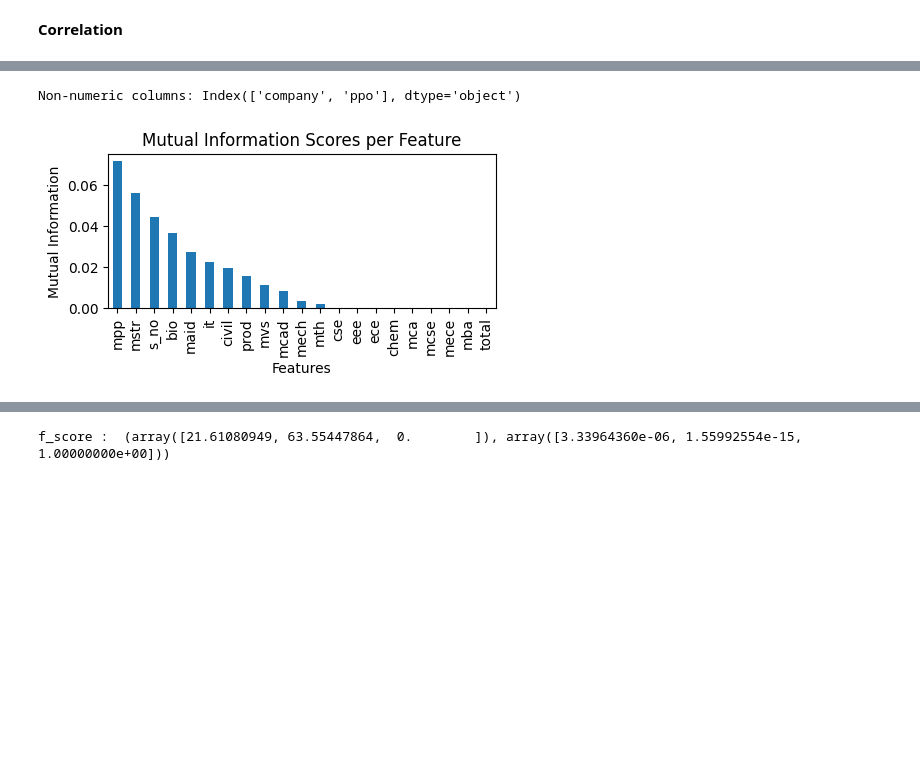
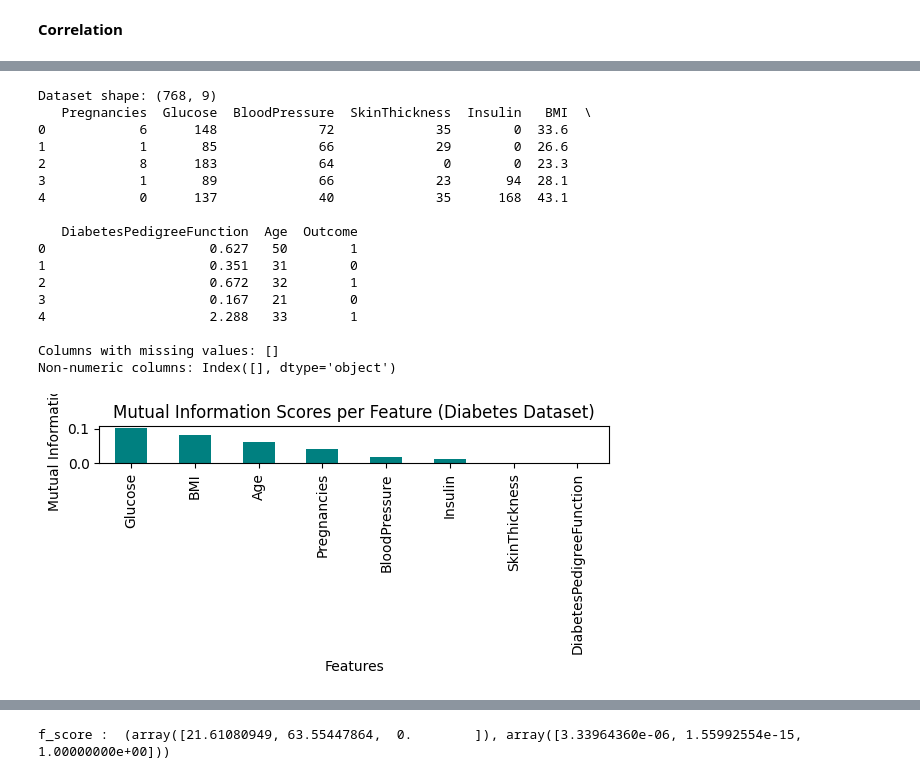
Before and after one commit to karthik-1311/Machine-Learning, a Jupyter notebook: MLlab.ipynb, the cells around one changed output, grey strips where cells are left out. Saved outputs shown, nothing was run; the diff lists cells and outputs as text; code cells hidden in the pictures; blank space fills up the shorter version.

```diff
--- a/MLlab.ipynb
+++ b/MLlab.ipynb
@@ -516,59 +551,89 @@ correlated_features: 5
 # %%
-from sklearn.feature_selection import mutual_info_classif, SelectKBest, mutual_info_regression
+from sklearn.feature_selection import mutual_info_classif, SelectKBest
 import pandas as pd
 import matplotlib.pyplot as plt
-import matplotlib.pyplot as plt
 import seaborn as sns
-import pandas as pd
 import numpy as np
 from sklearn.model_selection import train_test_split
 from sklearn.feature_selection import VarianceThreshold
-df = pd.read_csv("/content/2022-23-placements.csv")
-df.shape
-df.head()
-[col for col in df.columns if df[col].isnull().sum()>0]
 
-X_train,X_test,y_train,y_test=train_test_split(
-    df.drop(labels=['ctc'],axis=1),
-    df['ctc'],
+# --------------------------------------------------------
+# Load the Diabetes Dataset
+# --------------------------------------------------------
+df = pd.read_csv("/content/diabetes_DT.csv")
+print("Dataset shape:", df.shape)
+print(df.head())
+
+
+missing_cols = [col for col in df.columns if df[col].isnull().sum() > 0]
+print("\nColumns with missing values:", missing_cols)
+
+X_train, X_test, y_train, y_test = train_test_split(
+    df.drop(labels=['Outcome'], axis=1),
+    df['Outcome'],
     test_size=0.3,
     random_state=0
 )
 
 
 X_train_filled = X_train.fillna(0)
 
 # Identify non-numeric columns
 non_numeric_cols = X_train_filled.select_dtypes(exclude=np.number).columns
 print("Non-numeric columns:", non_numeric_cols)
 
-# Handle non-numeric columns (example: dropping them for simplicity)
+# Drop non-numeric columns for MI calculation
 X_train_filled_numeric = X_train_filled.drop(columns=non_numeric_cols)
 
+mi = mutual_info_classif(X_train_filled_numeric, y_train)
 
-mi = mutual_info_regression(X_train_filled_numeric, y_train)
-
-mi_series = pd.Series(mi)
-mi_series.index = X_train_filled_numeric.columns
-
+mi_series = pd.Series(mi, index=X_train_filled_numeric.columns)
 mi_sorted = mi_series.sort_values(ascending=False)
 
-plt.figure(figsize=(5, 2)) # Reduced figure size
-mi_sorted.plot.bar()
-plt.title("Mutual Information Scores per Feature")
+plt.figure(figsize=(6, 3))
+mi_sorted.plot.bar(color='teal')
+plt.title("Mutual Information Scores per Feature (Diabetes Dataset)")
 plt.ylabel("Mutual Information")
 plt.xlabel("Features")
+plt.tight_layout()
 plt.show()
 
-selector = SelectKBest(score_func=mutual_info_regression, k=20)
+# ----------------------------------------------------------
+# Select Top 5 Features based on Mutual Information
+# (You can change k value as needed)
+# ----------------------------------------------------------
+selector = SelectKBest(score_func=mutual_info_classif, k=5)
 selector.fit(X_train_filled_numeric, y_train)
 
 top_mi_features = X_train_filled_numeric.columns[selector.get_support()]
-print("Top 20 features based on Mutual Information:\n", top_mi_features, "\nMutual Information: 20")
+print("\nTop 5 Features based on Mutual Information:\n", list(top_mi_features))
+print("Mutual Information Selected Features: 5")
 
+# ----------------------------------------------------------
+# Reduce training and testing sets to selected features
+# ----------------------------------------------------------
 X_train = X_train[top_mi_features]
 X_test = X_test[top_mi_features]
-print(X_train.shape, X_test.shape)
+
+print("\nFinal shapes after MI feature selection:")
+print("X_train:", X_train.shape)
+print("X_test:", X_test.shape)
 # %% [output]
-Non-numeric columns: Index(['company', 'ppo'], dtype='object')
+Dataset shape: (768, 9)
+   Pregnancies  Glucose  BloodPressure  SkinThickness  Insulin   BMI  \
+0            6      148             72             35        0  33.6
+1            1       85             66             29        0  26.6
+2            8      183             64              0        0  23.3
+3            1       89             66             23       94  28.1
+4            0      137             40             35      168  43.1
+
+   DiabetesPedigreeFunction  Age  Outcome
+0                     0.627   50        1
+1                     0.351   31        0
+2                     0.672   32        1
+3                     0.167   21        0
+4                     2.288   33        1
+
+Columns with missing values: []
+Non-numeric columns: Index([], dtype='object')
-[figure, old version]
+[figure, new version]
```
Also changed, not shown: parts of 2 cells of this notebook.
